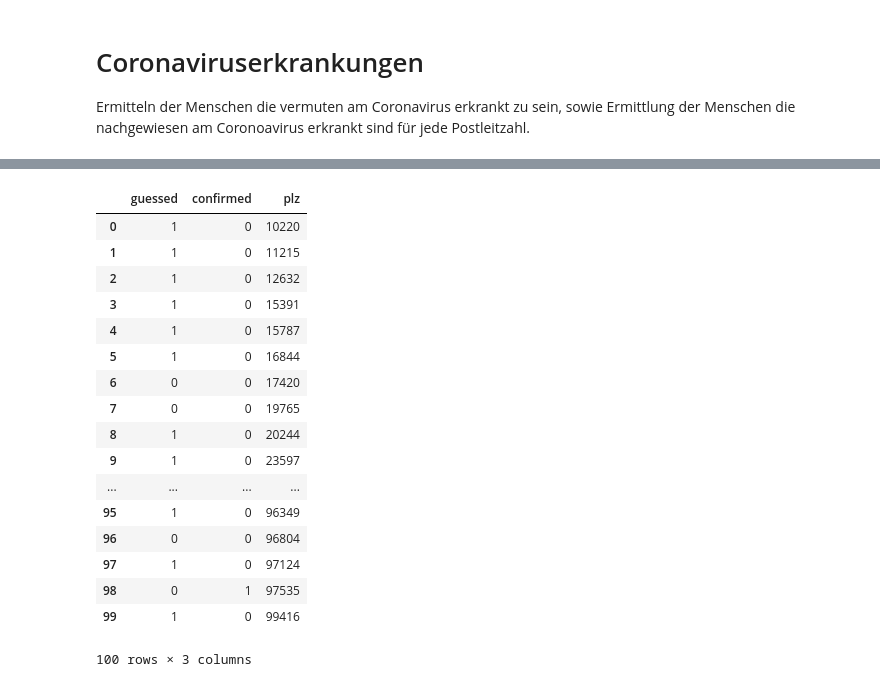
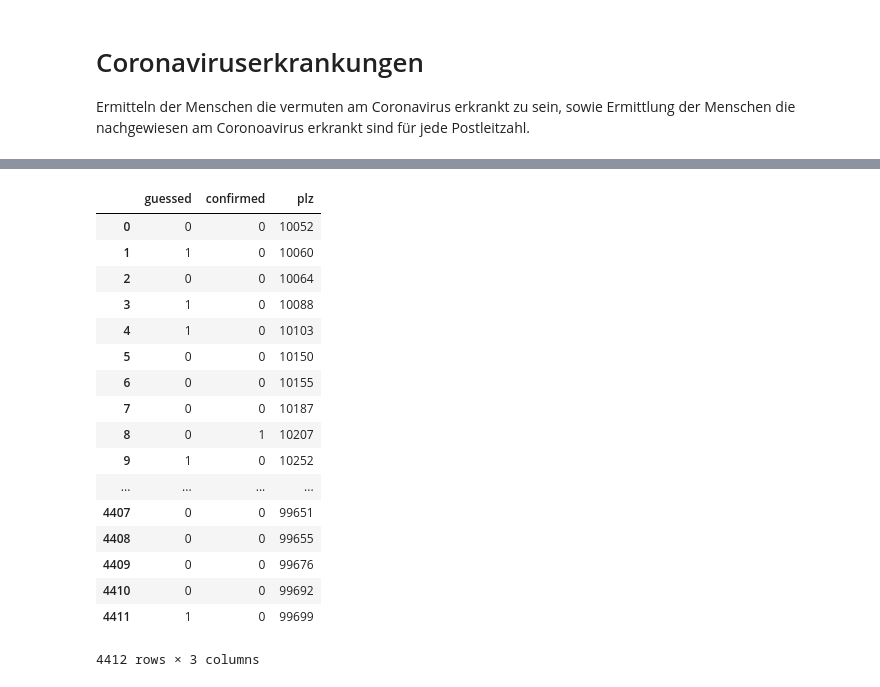
Before and after one commit to pfandzelter/cov-erage, a Jupyter notebook: analytics/map.ipynb, the cells around one changed output, grey strips where cells are left out. Drawn from its saved outputs; the diff is of its cells as text; code cells hidden in the pictures.

```diff
--- a/analytics/map.ipynb
+++ b/analytics/map.ipynb
@@ -15,6 +15,6 @@ dir = "."
 dataDir = os.path.abspath(dir)
 # %%
 #Read CoVerage data lake
-df_coverage = pd.read_csv(dataDir + "/TestLake.csv", delimiter=",")
+df_coverage = pd.read_csv(dataDir + "/FullTestLake.csv", delimiter=",")
 df_coverage.head()
 # %% [output]
@@ -32,12 +32,12 @@ am Coronoavirus erkrankt sind für jede Postleitzahl.
 # %%
 #aggregate df_coverage
 #count propable infections (2)
-df_cg1 = df_coverage.drop(columns = ["id (S)","timestamp (S)", "coughing (N)","diarrhea (N)","gender (N)",
-                                   "generalHealth (N)","headache (N)","insomnia (N)","limbPain (N)","loneliness (N)",
-                                   "numberOfContacts (N)","runnyNose (N)","soreThroat (N)",
-                                   "temperature (N)","userId (S)","yearOfBirth (N)"])
-df_cg1["guessed"] = np.where(df_cg1["coronaVirus (N)"]==2, 1, 0)
-df_cg1["confirmed"] = np.where(df_cg1["coronaVirus (N)"]==3, 1, 0)
+df_cg1 = df_coverage.drop(columns = ["id","timestamp", "coughing","diarrhea","gender",
+                                   "generalHealth","headache","insomnia","limbPain","loneliness",
+                                   "numberOfContacts","runnyNose","soreThroat",
+                                   "temperature","userId","yearOfBirth"])
+df_cg1["guessed"] = np.where(df_cg1["coronaVirus"]==2, 1, 0)
+df_cg1["confirmed"] = np.where(df_cg1["coronaVirus"]==3, 1, 0)
 
 df_cg1.head(10)
 # %% [output]
@@ -55,31 +55,31 @@ df_cg1.head(10)
 # %%
-df_cg2a = df_cg1.groupby(["postalCode (S)"])["guessed"].sum().reset_index()
-df_cg2b = df_cg1.groupby(["postalCode (S)"])["confirmed"].sum().reset_index()
+df_cg2a = df_cg1.groupby(["postalCode"])["guessed"].sum().reset_index()
+df_cg2b = df_cg1.groupby(["postalCode"])["confirmed"].sum().reset_index()
 
 df_cg2 = df_cg2a.merge(df_cg2b)
-df_cg2["plz"] = df_cg2["postalCode (S)"].astype(str)
-df_cg2.drop(columns=["postalCode (S)"], inplace=True)
+df_cg2["plz"] = df_cg2["postalCode"].astype(str)
+df_cg2.drop(columns=["postalCode"], inplace=True)
 
 df_cg2
 # %% [output]
 |  | guessed | confirmed | plz |
-| 0 | 1 | 0 | 10220 |
-| 1 | 1 | 0 | 11215 |
-| 2 | 1 | 0 | 12632 |
-| 3 | 1 | 0 | 15391 |
-| 4 | 1 | 0 | 15787 |
-| 5 | 1 | 0 | 16844 |
-| 6 | 0 | 0 | 17420 |
-| 7 | 0 | 0 | 19765 |
-| 8 | 1 | 0 | 20244 |
-| 9 | 1 | 0 | 23597 |
+| 0 | 0 | 0 | 10052 |
+| 1 | 1 | 0 | 10060 |
+| 2 | 0 | 0 | 10064 |
+| 3 | 1 | 0 | 10088 |
+| 4 | 1 | 0 | 10103 |
+| 5 | 0 | 0 | 10150 |
+| 6 | 0 | 0 | 10155 |
+| 7 | 0 | 0 | 10187 |
+| 8 | 0 | 1 | 10207 |
+| 9 | 1 | 0 | 10252 |
 | ... | ... | ... | ... |
-| 95 | 1 | 0 | 96349 |
-| 96 | 0 | 0 | 96804 |
-| 97 | 1 | 0 | 97124 |
-| 98 | 0 | 1 | 97535 |
-| 99 | 1 | 0 | 99416 |
+| 4407 | 0 | 0 | 99651 |
+| 4408 | 0 | 0 | 99655 |
+| 4409 | 0 | 0 | 99676 |
+| 4410 | 0 | 0 | 99692 |
+| 4411 | 1 | 0 | 99699 |
-100 rows × 3 columns
+4412 rows × 3 columns
 # %%
 # add guessed to confirmed
 df_cg3 = df_cg2.copy()
```
Also changed, not shown: parts of 9 cells of this notebook, 2 other files.
